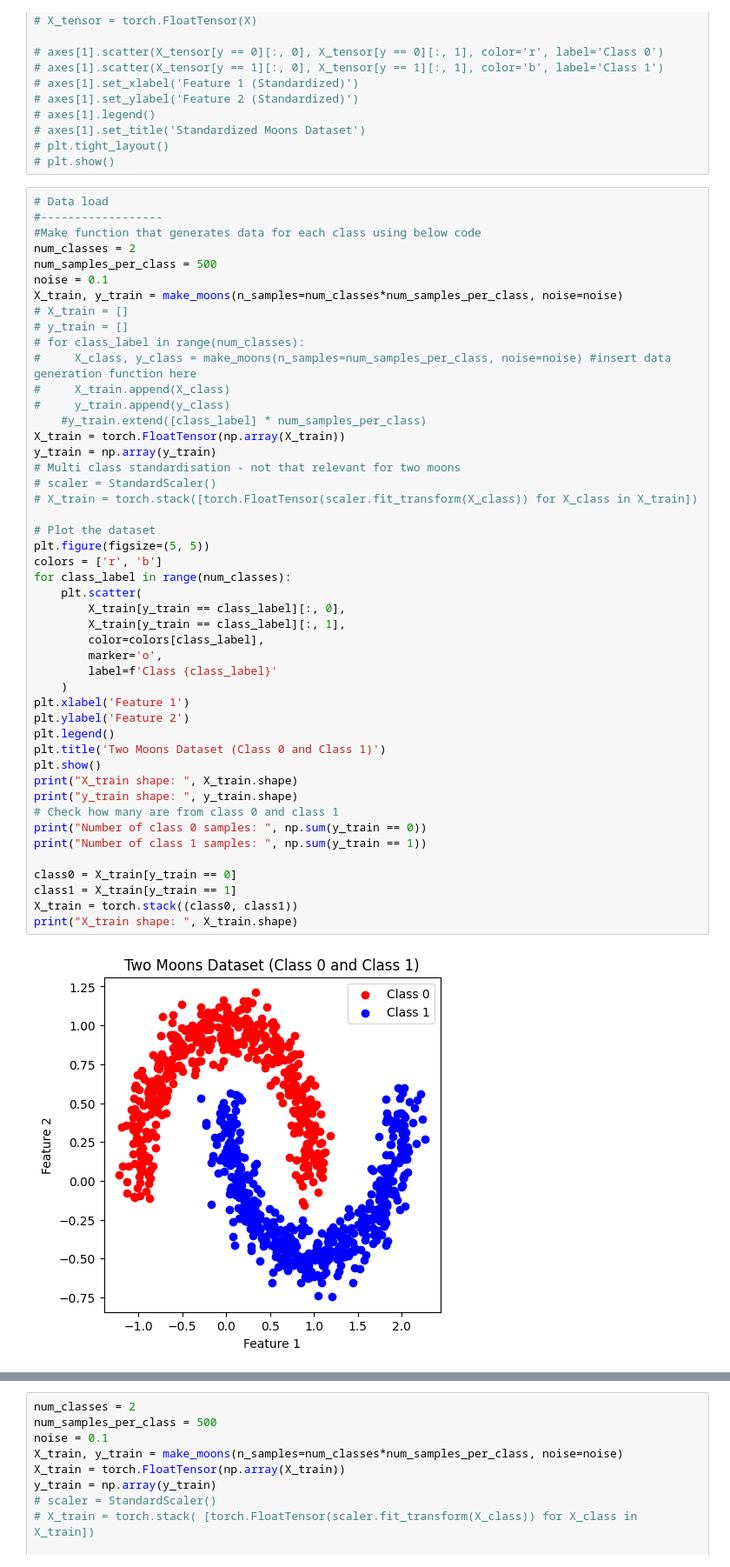
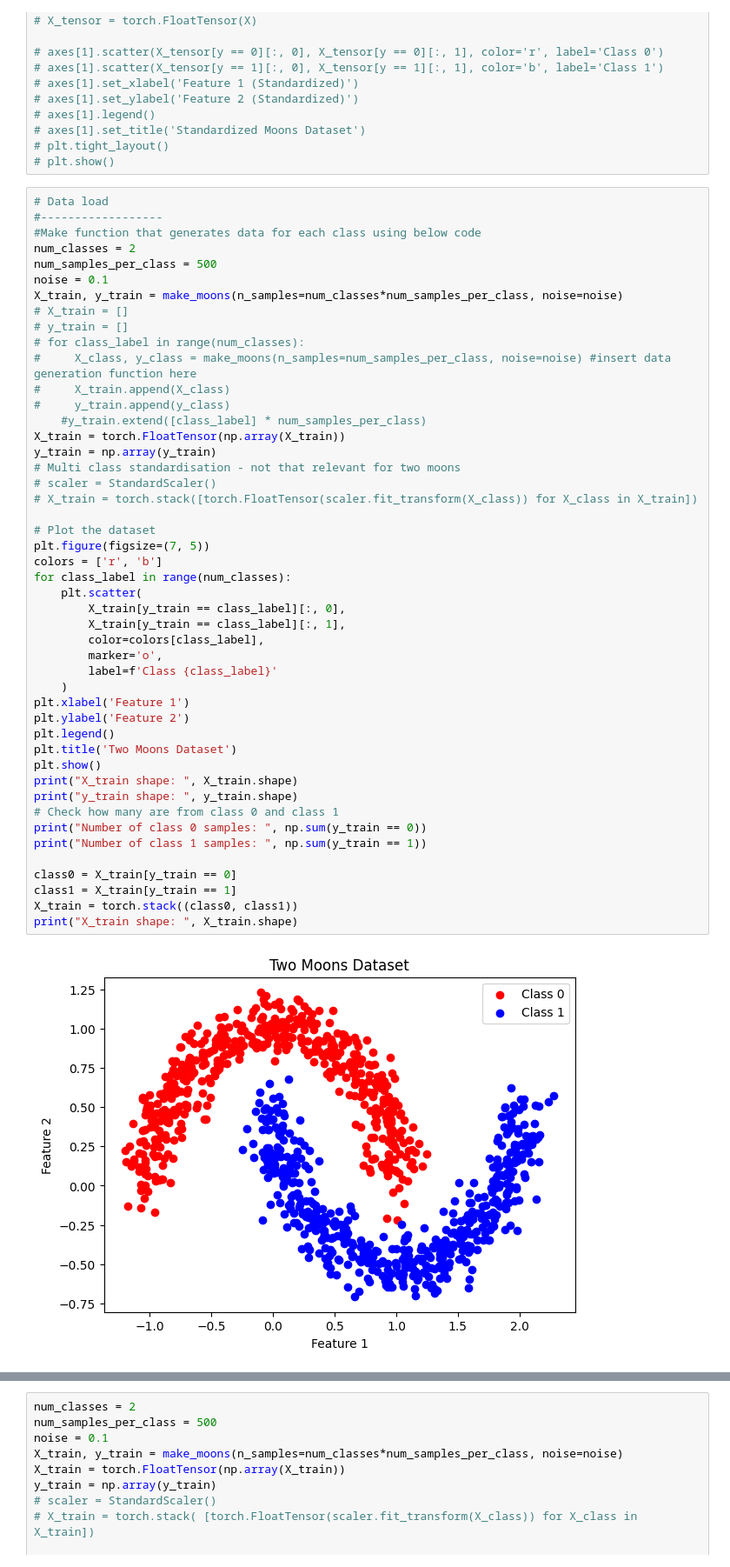
Before and after one commit to FenrisWulven/Normalising-Flow-DNN, a Jupyter notebook: CouplingFlow_two_moons.ipynb, the cells around one changed output, grey strips where cells are left out. Shown at 87% size. Saved outputs shown, nothing was run; the diff lists cells and outputs as text.

Commit message:
Image data finetuning of model for HPC

```diff
--- a/CouplingFlow_two_moons.ipynb
+++ b/CouplingFlow_two_moons.ipynb
@@ -202,36 +202,36 @@ X_train = torch.FloatTensor(np.array(X_train))
 y_train = np.array(y_train)
 # Multi class standardisation - not that relevant for two moons
 # scaler = StandardScaler()
 # X_train = torch.stack([torch.FloatTensor(scaler.fit_transform(X_class)) for X_class in X_train])
 
 # Plot the dataset
-plt.figure(figsize=(5, 5))
+plt.figure(figsize=(7, 5))
 colors = ['r', 'b']
 for class_label in range(num_classes):
     plt.scatter(
         X_train[y_train == class_label][:, 0],
         X_train[y_train == class_label][:, 1],
         color=colors[class_label],
         marker='o',
         label=f'Class {class_label}'
     )
 plt.xlabel('Feature 1')
 plt.ylabel('Feature 2')
 plt.legend()
-plt.title('Two Moons Dataset (Class 0 and Class 1)')
+plt.title('Two Moons Dataset')
 plt.show()
 print("X_train shape: ", X_train.shape)
 print("y_train shape: ", y_train.shape)
 # Check how many are from class 0 and class 1
 print("Number of class 0 samples: ", np.sum(y_train == 0))
 print("Number of class 1 samples: ", np.sum(y_train == 1))
 
 class0 = X_train[y_train == 0]
 class1 = X_train[y_train == 1]
 X_train = torch.stack((class0, class1))
 print("X_train shape: ", X_train.shape)
 # %% [output]
-[figure, old version]
+[figure, new version]
 X_train shape:  torch.Size([1000, 2])
 y_train shape:  (1000,)
 Number of class 0 samples:  500
```
Also changed, not shown: 16 other files.
